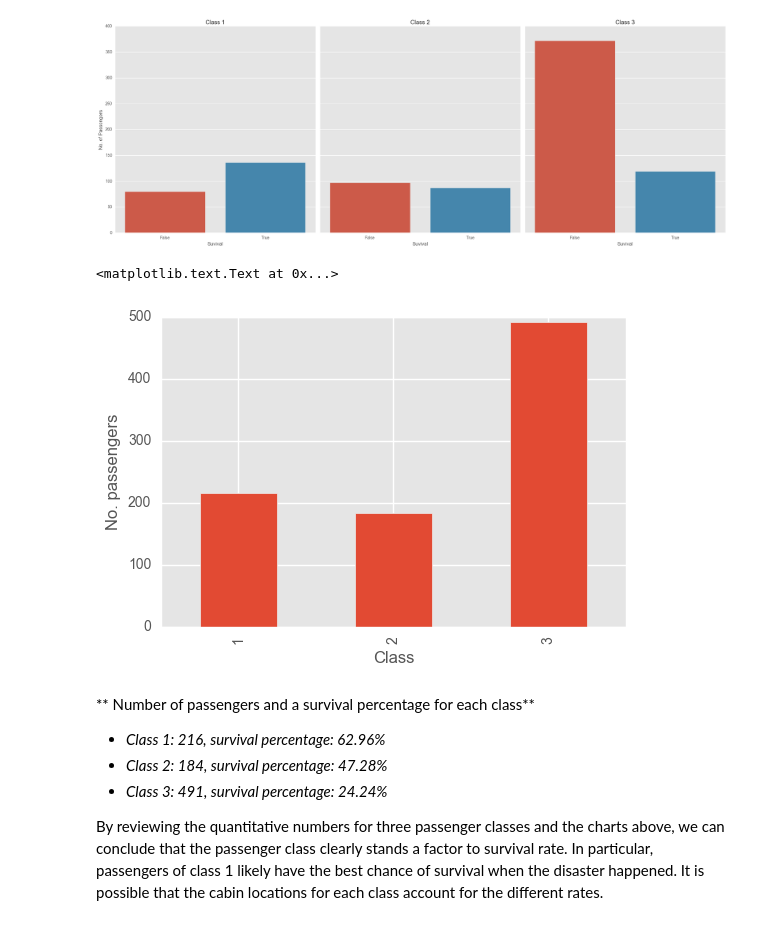
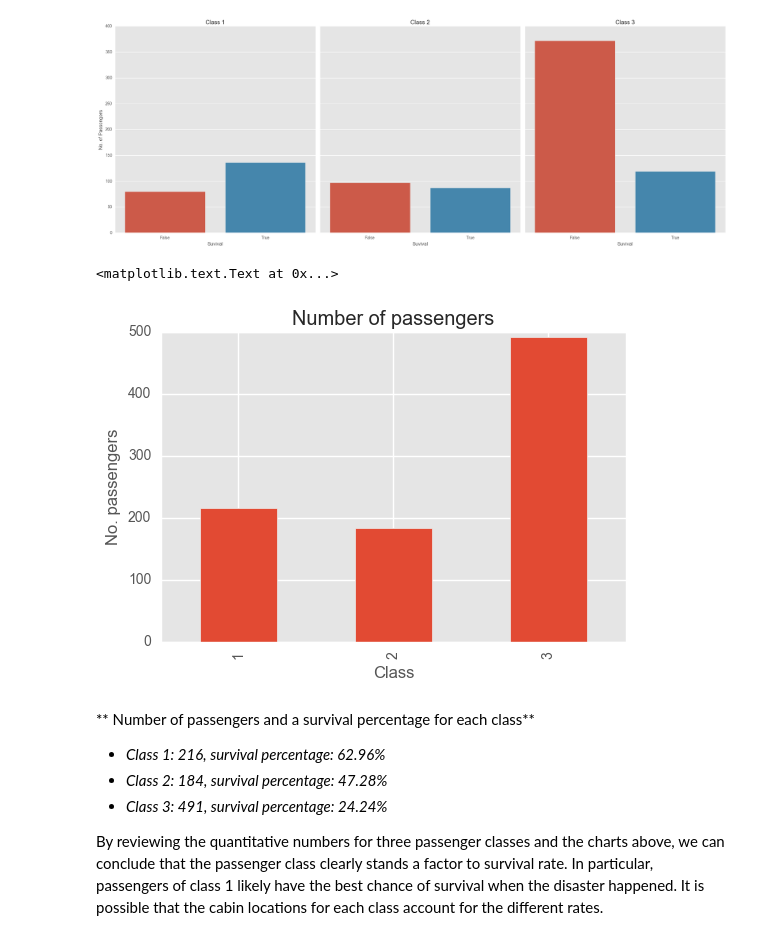
Before and after one commit to giangbui/Titanic, a Jupyter notebook: TitanicDataAnalysis.ipynb, the cells around one changed output. Cells and saved outputs as stored; diff of their text form; code cells hidden in the pictures.

```diff
--- a/TitanicDataAnalysis.ipynb
+++ b/TitanicDataAnalysis.ipynb
@@ -186,12 +186,12 @@ for ax, title in zip(g1.axes.flat, titles):
 [figure]
 # %%
 # We also display number of passengers for each class
-g2= passenger_info_cleaned.groupby(['Pclass']).size().plot( x = 'df', y = 10, kind='bar')
+g2= passenger_info_cleaned.groupby(['Pclass']).size().plot( x = 'df', y = 10, kind='bar',title='Number of passengers')
 g2.set_xlabel('Class')
 g2.set_ylabel('No. passengers')
 # %% [output]
 <matplotlib.text.Text at 0x...>
-[figure, old version]
+[figure, new version]
 # %% [markdown]
 ** Number of passengers and a survival percentage for each class**
 
```
Also changed, not shown: parts of 1 cell of this notebook, 1 other file.
